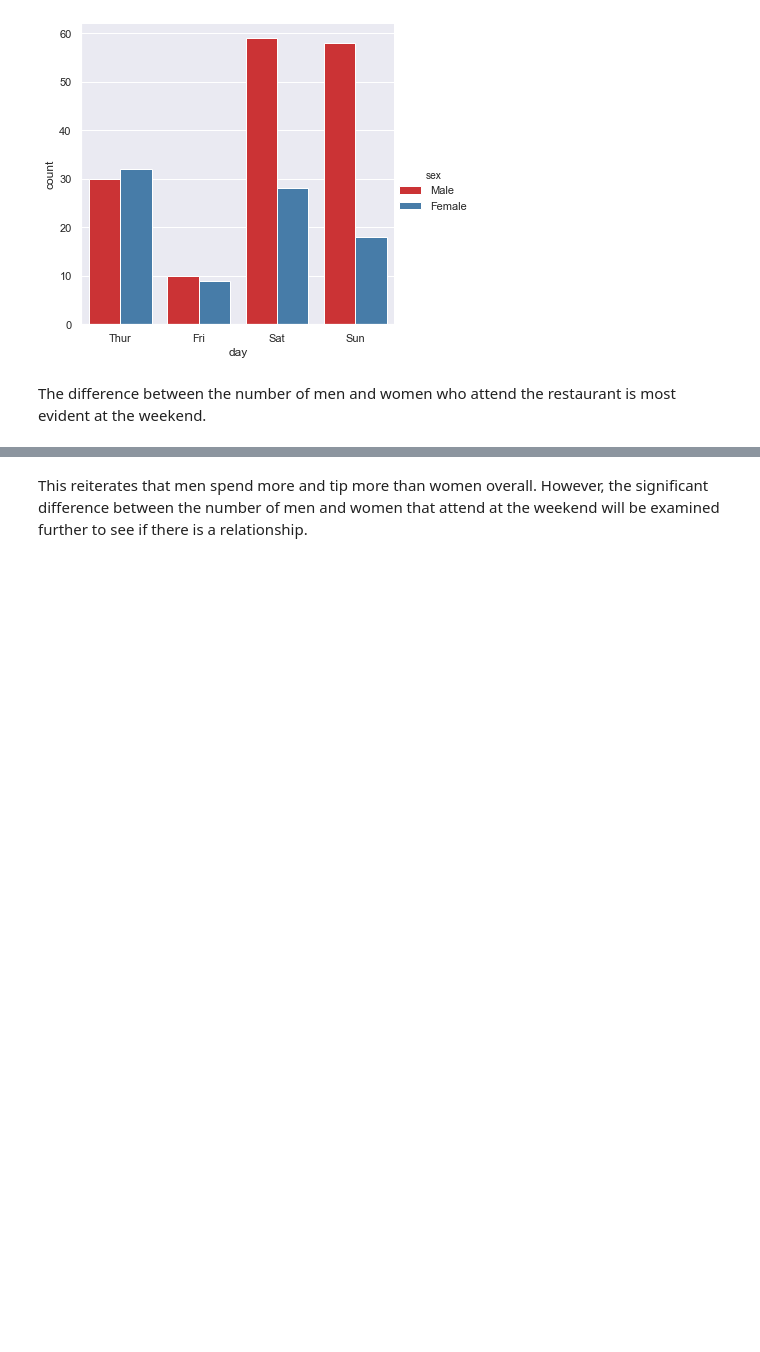
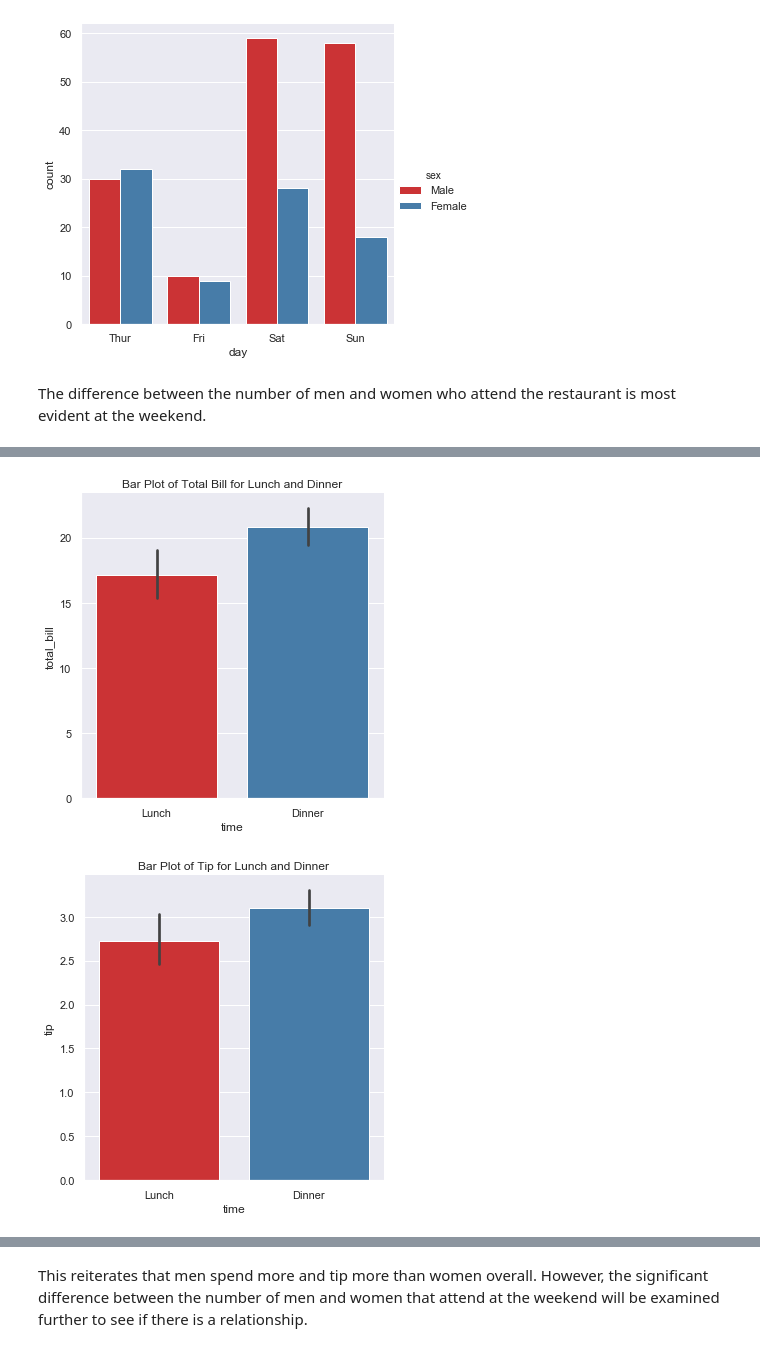
Before and after one commit to ANihill/Fundamentals-Assessment, a Jupyter notebook: Fundamentals of Data Analytics - Assessment.ipynb, the cells around one changed output, grey strips where cells are left out. Saved outputs shown, nothing was run; the diff lists cells and outputs as text; code cells hidden in the pictures; blank space fills up the shorter version.

```diff
--- a/Fundamentals of Data Analytics - Assessment.ipynb
+++ b/Fundamentals of Data Analytics - Assessment.ipynb
@@ -231,0 +227,11 @@ From this bar plot it is evident that the restaurant does not serve lunch on the
+# %%
+# bar plot of total for lunch and dinner
+sns.catplot(x="time", y="total_bill", kind="bar", data=df, palette="Set1");
+plt.title("Bar Plot of Total Bill for Lunch and Dinner");
+
+# bar plot of tip for lunch and dinner
+sns.catplot(x="time", y="tip", kind="bar", data=df, palette="Set1");
+plt.title("Bar Plot of Tip for Lunch and Dinner");
+# %% [output]
+[figure, added]
+[figure, added]
```
Also changed, not shown: parts of 15 cells of this notebook.
